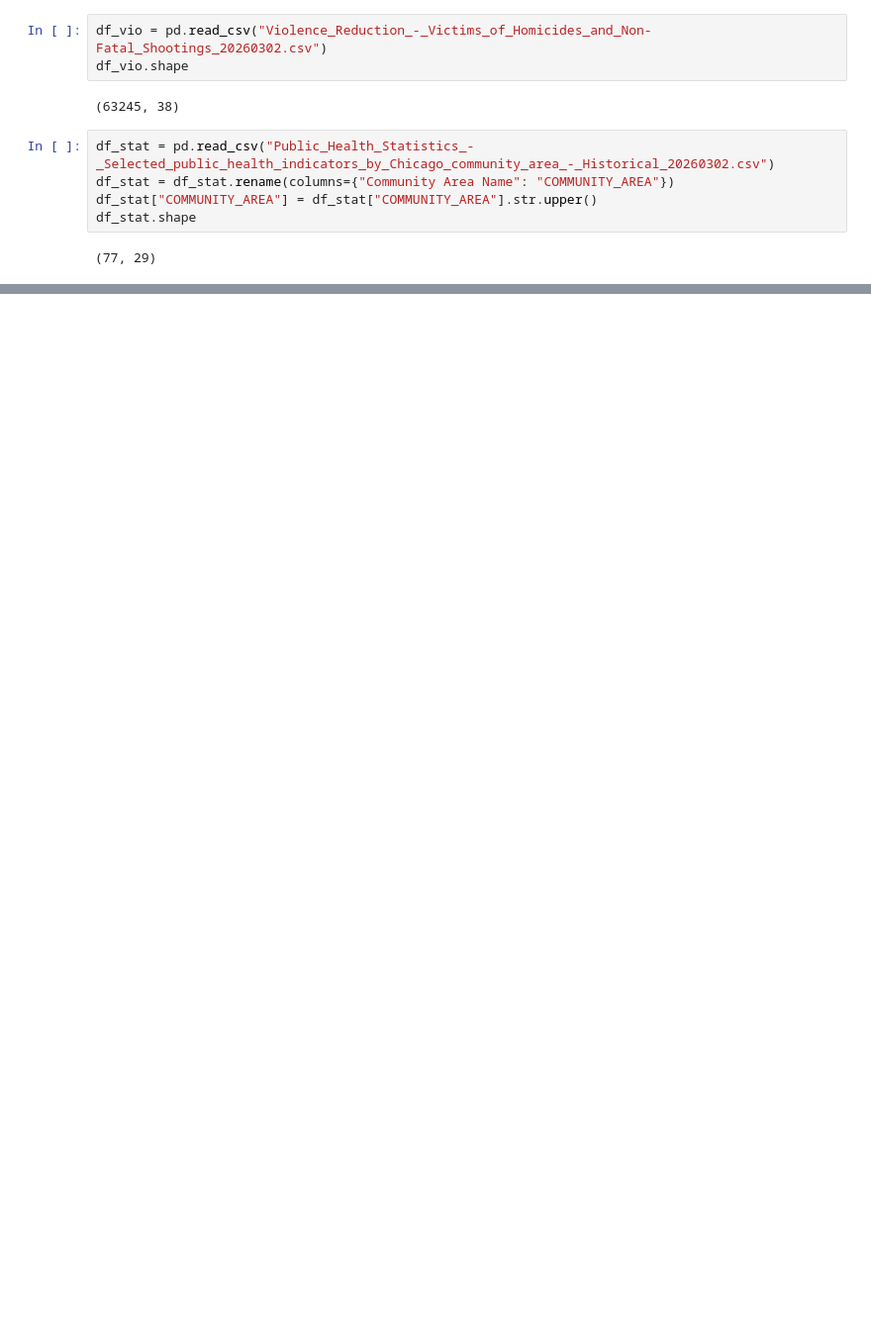
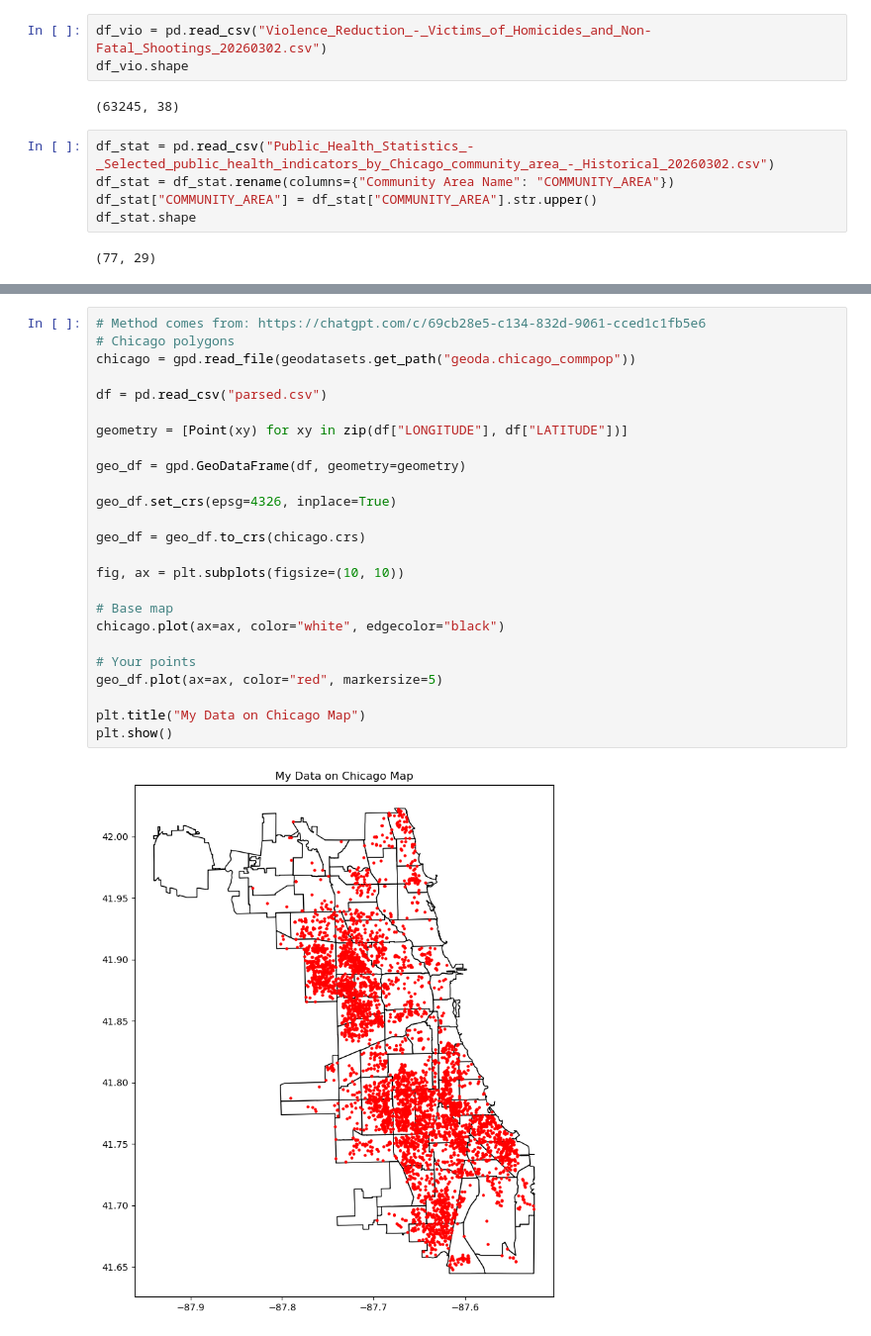
Before and after one commit to YoyoLin008/Lin-Lin, a Jupyter notebook: Datasets/Combined.ipynb, the cells around one changed output, grey strips where cells are left out. Shown at 99% size. Saved outputs shown, nothing was run; the diff lists cells and outputs as text; blank space fills up the shorter version.

```diff
--- a/Datasets/Combined.ipynb
+++ b/Datasets/Combined.ipynb
@@ -31,0 +40,27 @@ df_merged
+# %%
+# Method comes from: https://chatgpt.com/c/69cb28e5-c134-832d-9061-cced1c1fb5e6
+# Chicago polygons
+chicago = gpd.read_file(geodatasets.get_path("geoda.chicago_commpop"))
+
+df = pd.read_csv("parsed.csv")
+
+geometry = [Point(xy) for xy in zip(df["LONGITUDE"], df["LATITUDE"])]
+
+geo_df = gpd.GeoDataFrame(df, geometry=geometry)
+
+geo_df.set_crs(epsg=4326, inplace=True)
+
+geo_df = geo_df.to_crs(chicago.crs)
+
+fig, ax = plt.subplots(figsize=(10, 10))
+
+# Base map
+chicago.plot(ax=ax, color="white", edgecolor="black")
+
+# Your points
+geo_df.plot(ax=ax, color="red", markersize=5)
+
+plt.title("My Data on Chicago Map")
+plt.show()
+# %% [output]
+[figure, added]
```
Also changed, not shown: parts of 3 cells of this notebook, 1 other file.
